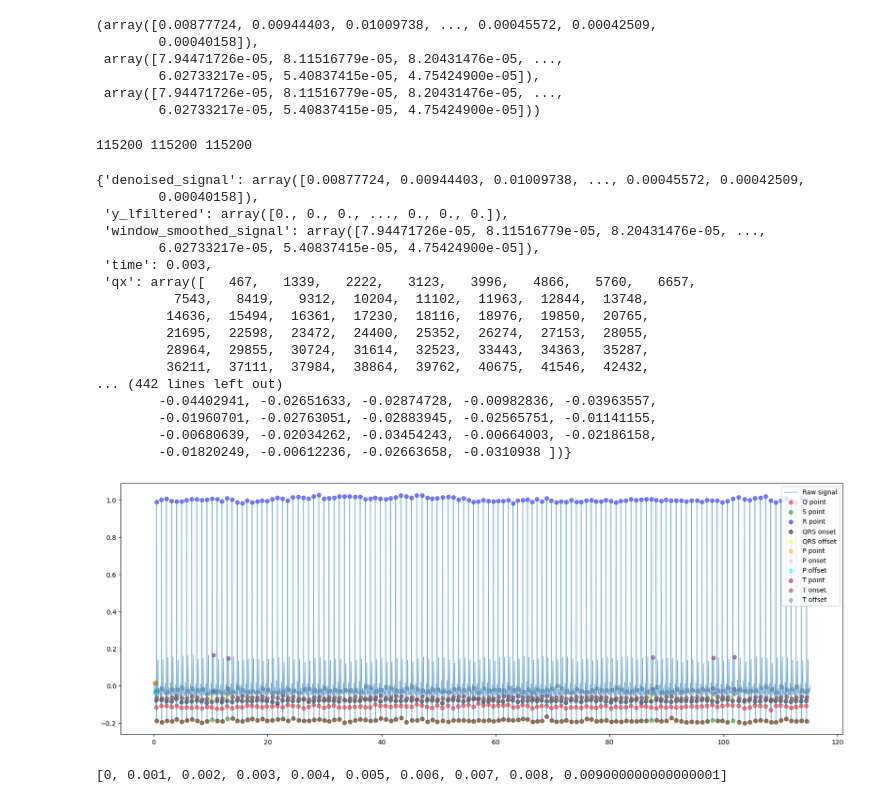
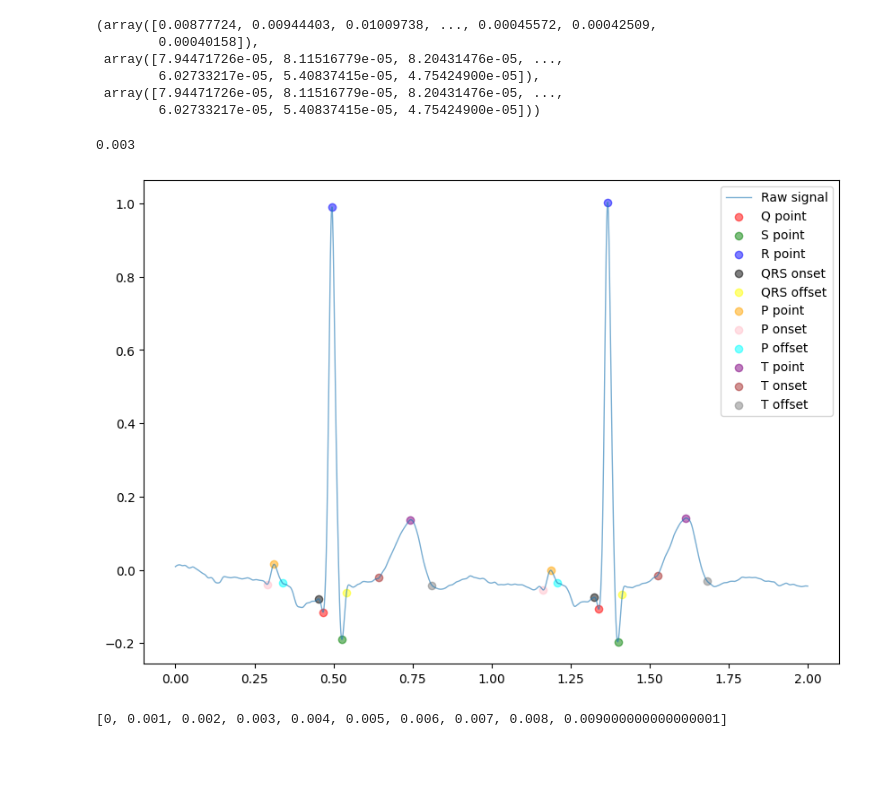
Before and after one commit to Nourhan-Mahmoud/ECG-Based-Authentication-Interface, a Jupyter notebook: 04.GUI/test.ipynb, the cells around one changed output. Saved outputs shown, nothing was run; the diff lists cells and outputs as text; code cells hidden in the pictures; blank space fills up the shorter version.

```diff
--- a/04.GUI/test.ipynb
+++ b/04.GUI/test.ipynb
@@ -151,55 +180,38 @@ selected_signal
 # %%
 from feature_extraction import *
 # %%
-samp_start = 1300
-samp_end = 2500
+samp_start = 0
+samp_end = 2000
 # %%
-res = points_for_plot(selected_signal,start=0,end=len(selected_signal[1]))
+res = points_for_plot(selected_signal,start=samp_start,end=samp_end)
-# %% [output]
-115200 115200 115200
 # %%
-res
+res['time']
 # %% [output]
-{'denoised_signal': array([0.00877724, 0.00944403, 0.01009738, ..., 0.00045572, 0.00042509,
-        0.00040158]),
- 'y_lfiltered': array([0., 0., 0., ..., 0., 0., 0.]),
- 'window_smoothed_signal': array([7.94471726e-05, 8.11516779e-05, 8.20431476e-05, ...,
-        6.02733217e-05, 5.40837415e-05, 4.75424900e-05]),
- 'time': 0.003,
- 'qx': array([   467,   1339,   2222,   3123,   3996,   4866,   5760,   6657,
-          7543,   8419,   9312,  10204,  11102,  11963,  12844,  13748,
-         14636,  15494,  16361,  17230,  18116,  18976,  19850,  20765,
-         21695,  22598,  23472,  24400,  25352,  26274,  27153,  28055,
-         28964,  29855,  30724,  31614,  32523,  33443,  34363,  35287,
-         36211,  37111,  37984,  38864,  39762,  40675,  41546,  42432,
-... (442 lines left out)
-        -0.04402941, -0.02651633, -0.02874728, -0.00982836, -0.03963557,
-        -0.01960701, -0.02763051, -0.02883945, -0.02565751, -0.01141155,
-        -0.00680639, -0.02034262, -0.03454243, -0.00664003, -0.02186158,
-        -0.01820249, -0.00612236, -0.02663658, -0.0310938 ])}
+0.003
 # %%
 import matplotlib.pyplot as plt
 import numpy as np
 
 fs = 1000
-ts = np.arange(0,10000, 1.0 / fs)
-plt.figure(figsize=(20,7))
-plt.plot(ts[:len(res['denoised_signal'])], res['denoised_signal'],alpha=0.6, lw=1, label="Raw signal")
+time = len(res['denoised_signal'])/fs
+ts = np.arange(0,time, 1.0 / fs)
+plt.figure(figsize=(10,7))
+plt.plot(ts, res['denoised_signal'],alpha=0.6, lw=1, label="Raw signal")
 plt.scatter(res['qx']/fs, res['qy'], alpha=0.5, color='red', label="Q point")
 plt.scatter(res['sx']/fs, res['sy'], alpha=0.5, color='green', label="S point")
 plt.scatter(res['Rx']/fs, res['Ry'], alpha=0.5, color='blue', label="R point")
 plt.scatter(res['qrs_on_x']/fs, res['qrs_on_y'], alpha=0.5, color='black', label="QRS onset")
 plt.scatter(res['qrs_off_x']/fs, res['qrs_off_y'], alpha=0.5, color='yellow', label="QRS offset")
 plt.scatter(res['Px']/fs, res['Py'], alpha=0.5, color='orange', label="P point")
 plt.scatter(res['p_on_x']/fs, res['p_on_y'], alpha=0.5, color='pink', label="P onset")
 plt.scatter(res['p_off_x']/fs, res['p_off_y'], alpha=0.5, color='cyan', label="P offset")
 plt.scatter(res['Tx']/fs, res['Ty'], alpha=0.5, color='purple', label="T point")
 plt.scatter(res['t_on_x']/fs, res['t_on_y'], alpha=0.5, color='brown', label="T onset")
 plt.scatter(res['t_off_x']/fs, res['t_off_y'], alpha=0.5, color='gray', label="T offset")
 plt.legend(loc='upper right')
 plt.show()
 # %% [output]
-[figure, old version]
+[figure, new version]
 # %%
 def create_array(start, end, diff):
     array = []
```
Also changed, not shown: parts of 9 cells of this notebook, 30 other files.
